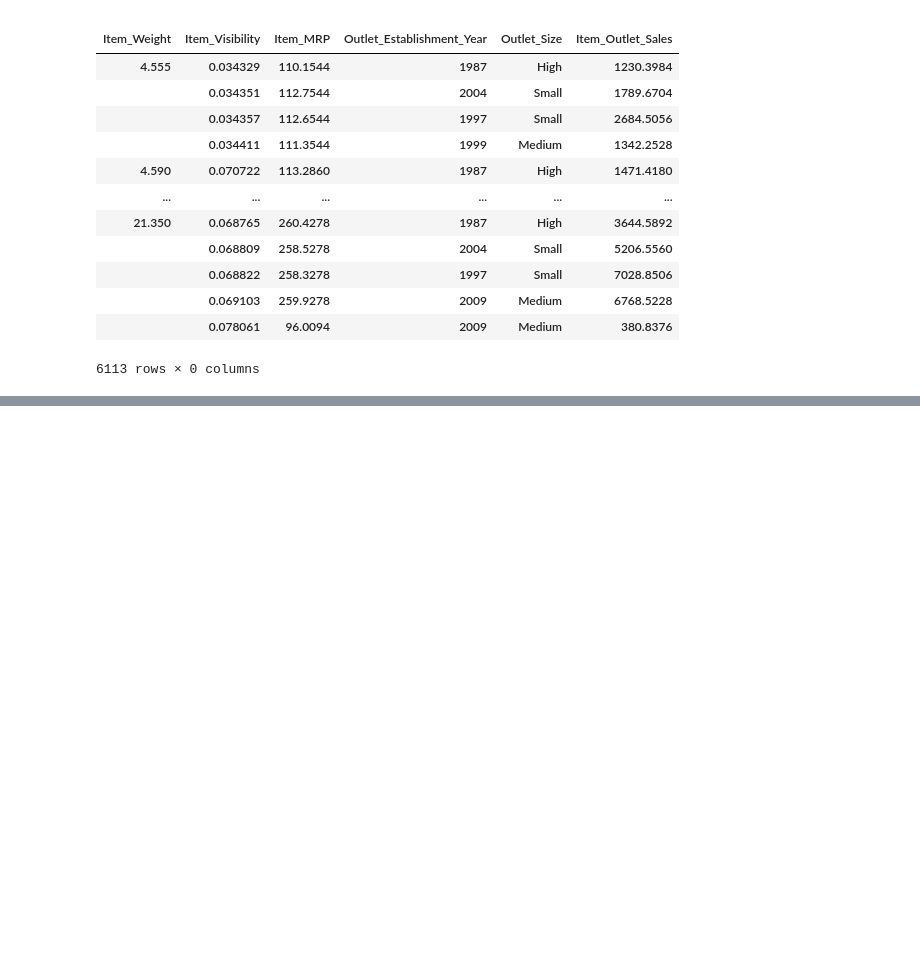
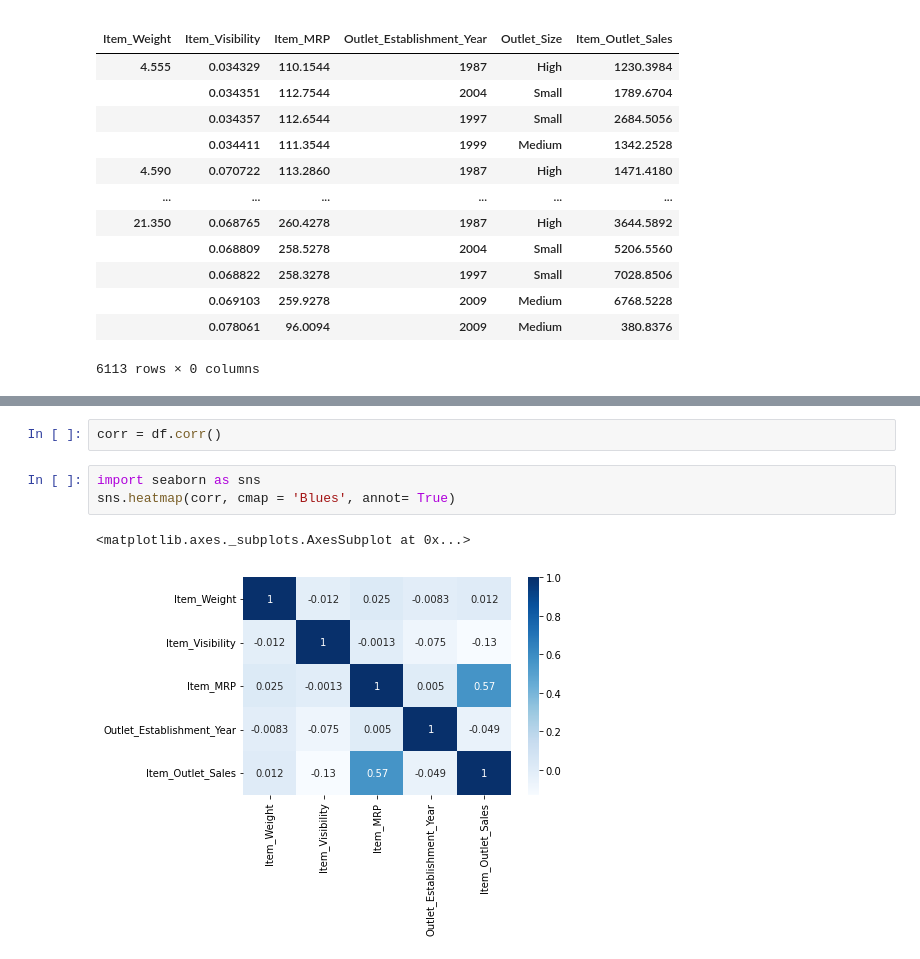
Before and after one commit to Jonathan-Hughes1524/food-sales-prediction, a Jupyter notebook: Sales_Predictor.ipynb, the cells around one changed output, grey strips where cells are left out. Saved outputs shown, nothing was run; the diff lists cells and outputs as text; blank space fills up the shorter version.

```diff
--- a/Sales_Predictor.ipynb
+++ b/Sales_Predictor.ipynb
@@ -153,0 +201,8 @@ df.groupby(['Item_Weight', 'Item_Visibility','Item_MRP','Outlet_Establishment_Ye
+# %%
+corr = df.corr()
+# %%
+import seaborn as sns
+sns.heatmap(corr, cmap = 'Blues', annot= True)
+# %% [output]
+<matplotlib.axes._subplots.AxesSubplot at 0x...>
+[figure, added]
```
Also changed, not shown: parts of 10 cells of this notebook.
